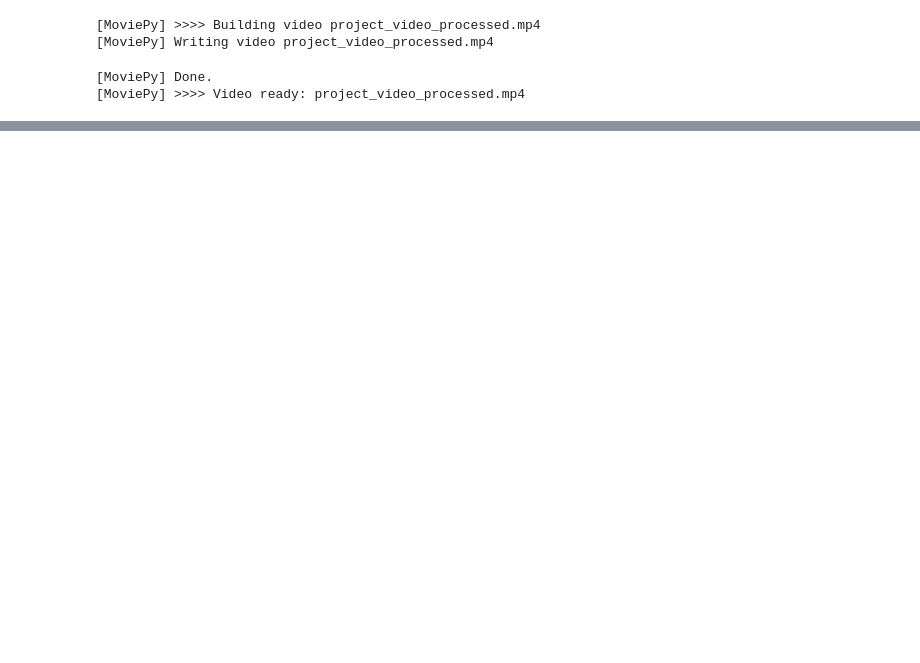
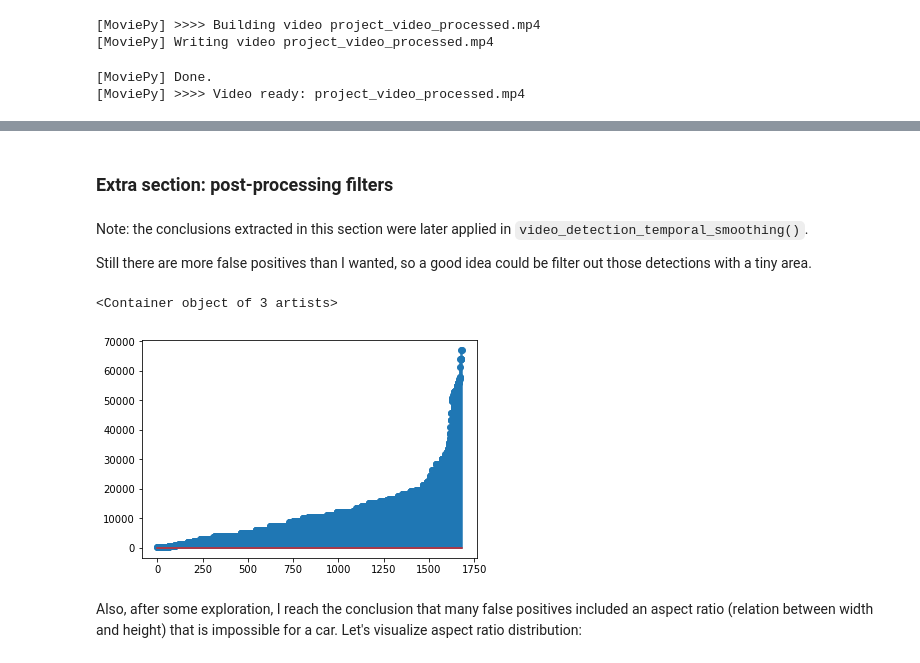
Before and after one commit to ricgu8086/CarND-Vehicle-Detection, a Jupyter notebook: main.ipynb, the cells around one changed output, grey strips where cells are left out. Saved outputs shown, nothing was run; the diff lists cells and outputs as text; code cells hidden in the pictures; blank space fills up the shorter version.

```diff
--- a/main.ipynb
+++ b/main.ipynb
@@ -487,2 +477,36 @@ HTML("""
 # %% [output]
 [interactive output not drawn]
+# %% [markdown]
+### Extra section: post-processing filters
+# %% [markdown]
+Note: the conclusions extracted in this section were later applied in ``video_detection_temporal_smoothing()``.
+
+Still there are more false positives than I wanted, so a good idea could be filter out those detections with a tiny area.
+# %%
+def area (frames):
+
+    frame_areas = list()
+    areas = list()
+
+    for bboxes in frames:
+
+        #areas = list()
+
+        for bbox in bboxes:
+            tl, br = bbox
+            tmp = (br[0]-tl[0])*(br[1]-tl[1])
+            areas.append(tmp)
+
+        #frame_areas.append(areas)
+
+    #return frame_areas
+    return areas
+# %%
+total_areas = area(video_bounding_boxes)
+# %%
+plt.stem(sorted(total_areas))
+# %% [output]
+<Container object of 3 artists>
+[figure, added]
+# %% [markdown]
+Also, after some exploration, I reach the conclusion that many false positives included an aspect ratio (relation between width and height) that is impossible for a car. Let's visualize aspect ratio distribution:
```
Also changed, not shown: parts of 20 cells of this notebook, 8 other files.
